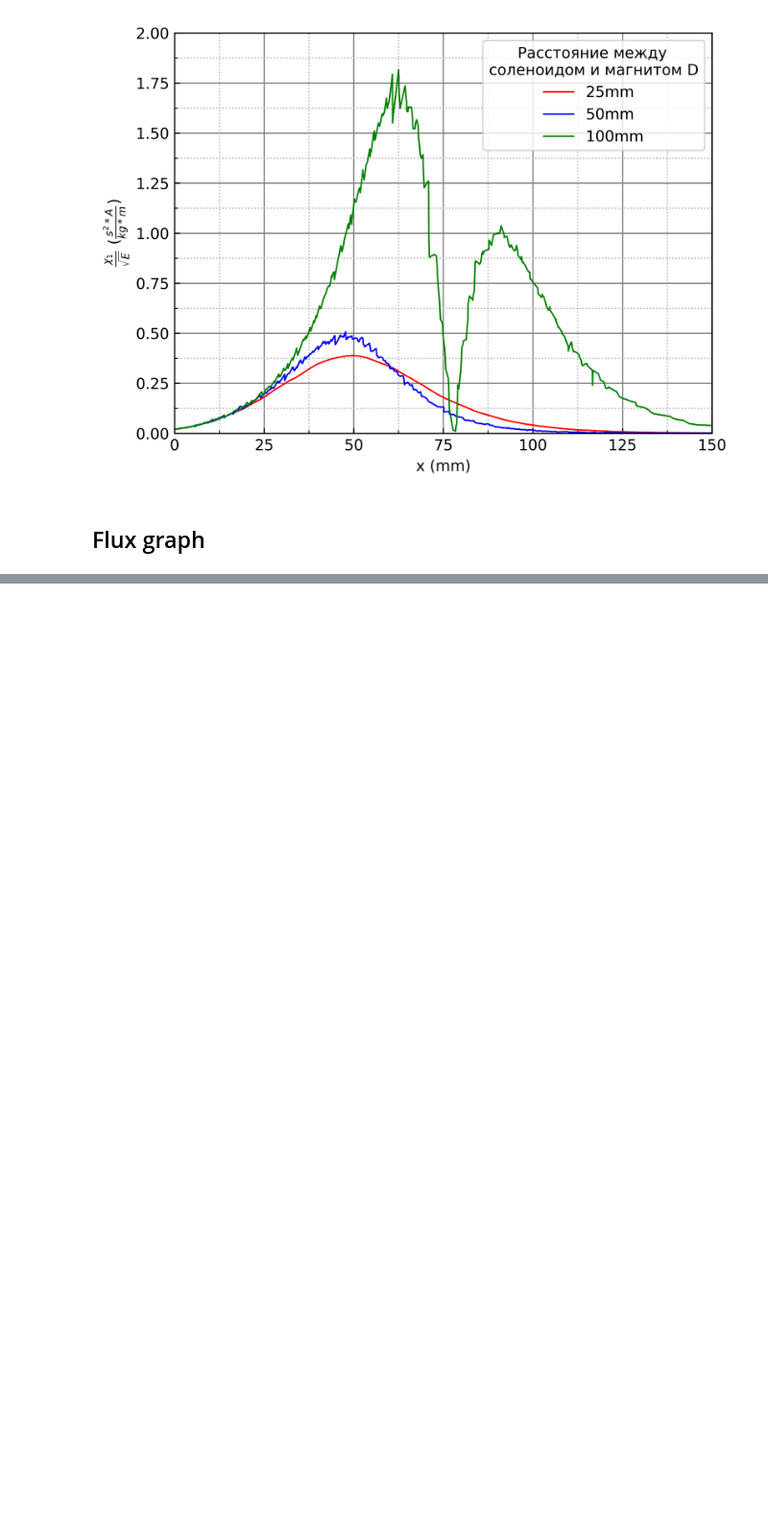
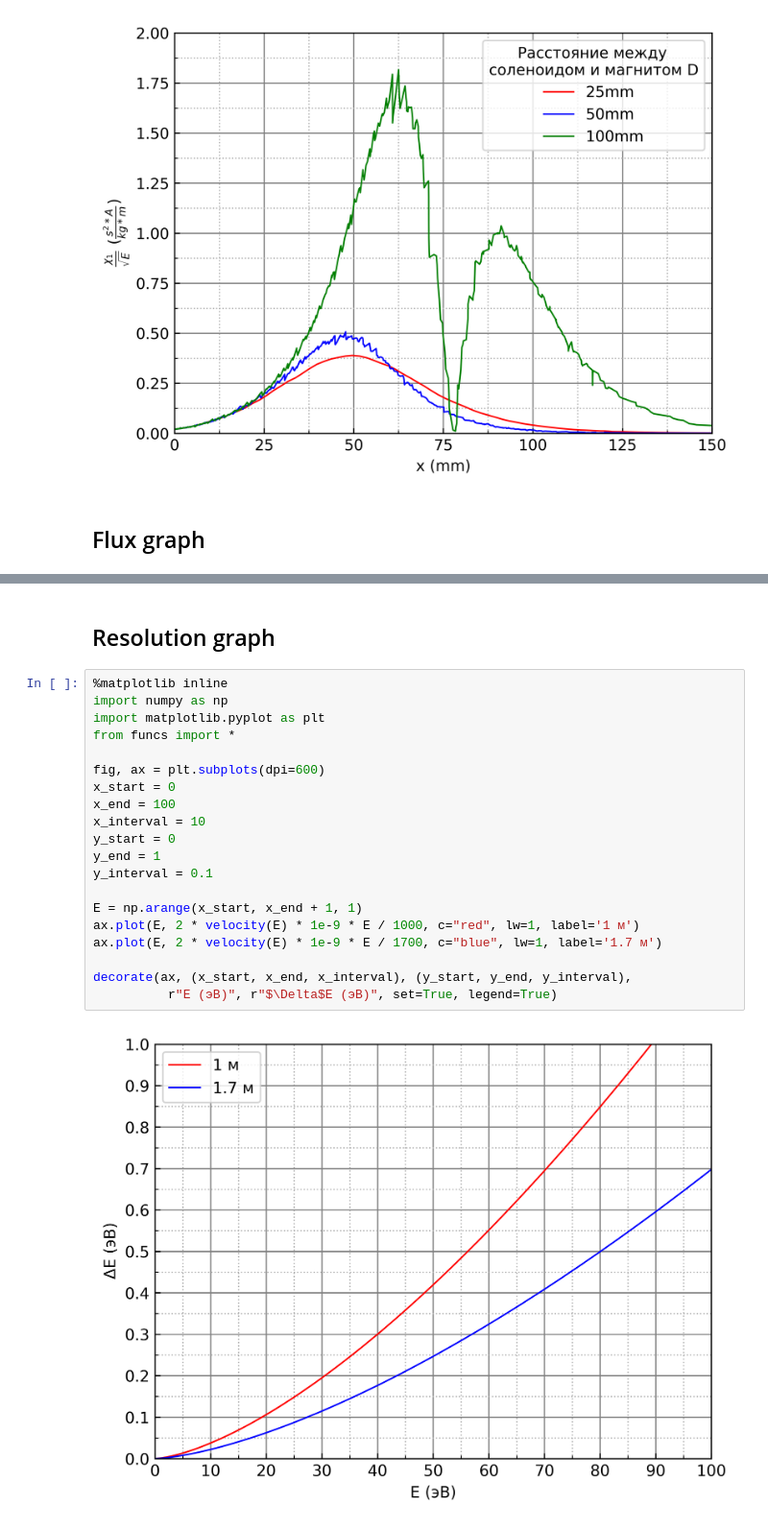
Before and after one commit to MohannadC/tof, a Jupyter notebook: smth.ipynb, the cells around one changed output, grey strips where cells are left out. Shown at 96% size. Cells and saved outputs as stored; diff of their text form; blank space fills up the shorter version.

```diff
--- a/smth.ipynb
+++ b/smth.ipynb
@@ -370,0 +336,24 @@ ax.legend(title="      Расстояние между\nсоленоидом и
+# %% [markdown]
+## Resolution graph <a class="anchor" id="section-4"></a>
+# %%
+%matplotlib inline
+import numpy as np
+import matplotlib.pyplot as plt
+from funcs import *
+
+fig, ax = plt.subplots(dpi=600)
+x_start = 0
+x_end = 100
+x_interval = 10
+y_start = 0
+y_end = 1
+y_interval = 0.1
+
+E = np.arange(x_start, x_end + 1, 1)
+ax.plot(E, 2 * velocity(E) * 1e-9 * E / 1000, c="red", lw=1, label='1 м')
+ax.plot(E, 2 * velocity(E) * 1e-9 * E / 1700, c="blue", lw=1, label='1.7 м')
+
+decorate(ax, (x_start, x_end, x_interval), (y_start, y_end, y_interval),
+          r"E (эВ)", r"$\Delta$E (эВ)", set=True, legend=True)
+# %% [output]
+[figure, added]
```
Also changed, not shown: parts of 6 cells of this notebook, 1 other file.
